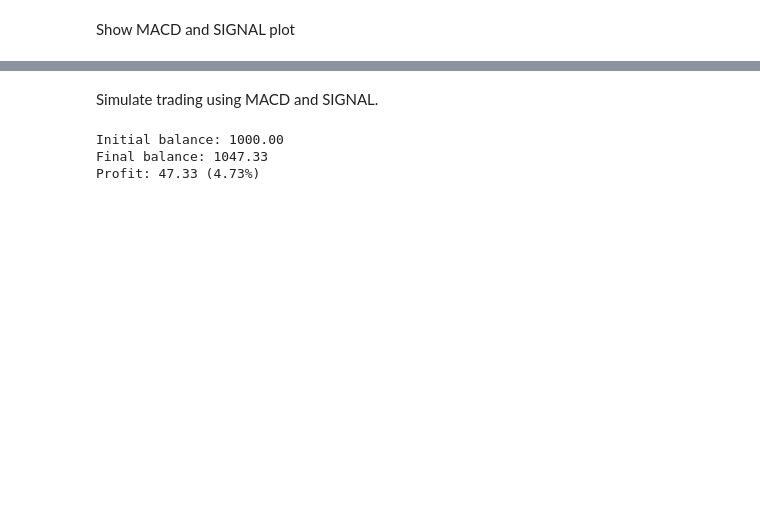
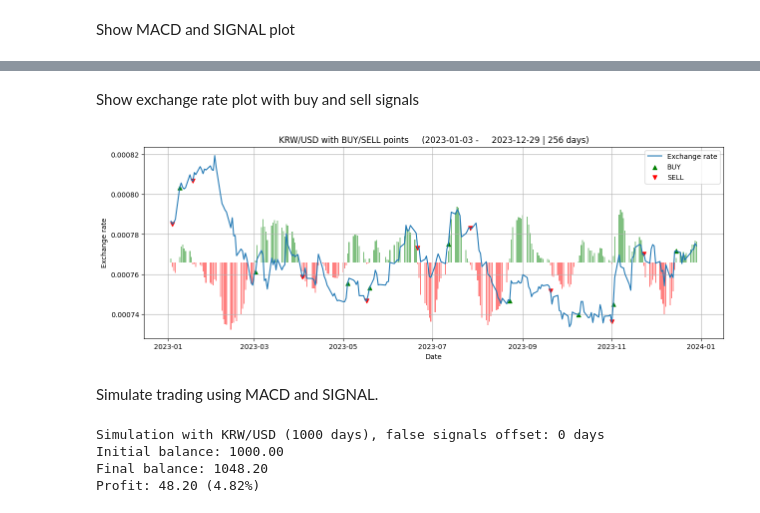
Before and after one commit to Nasus20202/metody-numeryczne, a Jupyter notebook: Project 1/Project1.ipynb, the cells around one changed output, grey strips where cells are left out. Saved outputs shown, nothing was run; the diff lists cells and outputs as text; code cells hidden in the pictures; blank space fills up the shorter version.

```diff
--- a/Project 1/Project1.ipynb
+++ b/Project 1/Project1.ipynb
@@ -148,3 +199,41 @@ plot_MACD_and_SIGNAL(tailed_data, title=f'MACD and SIGNAL for {title}     (last
+# %% [markdown]
+Show exchange rate plot with buy and sell signals
+# %%
+def plot_exchange_rate_with_buy_sell_points(data, title, filename=None, hist_scale=0.015):
+    buy_data = data[data['Action'] == 'BUY']
+    sell_data = data[data['Action'] == 'SELL']
+
+    positive_histogram = data[data['Histogram'] > 0]
+    negative_histogram = data[data['Histogram'] < 0]
+
+    average = data['Value'].mean()
+    hist_scale = average / data['Histogram'].abs().mean() * hist_scale
+
+    plt.figure(figsize=(15, 5))
+    plt.plot(data['Date'], data['Value'])
+    plt.scatter(buy_data['Date'], buy_data['Value'], color='green', marker='^')
+    plt.scatter(sell_data['Date'], sell_data['Value'], color='red', marker='v')
+
+    plt.bar(positive_histogram['Date'], positive_histogram['Histogram'] * hist_scale, color='green', alpha=0.5, bottom=average)
+    plt.bar(negative_histogram['Date'], negative_histogram['Histogram'] * hist_scale, color='red', alpha=0.5, bottom=average)
+
+    plt.title(title)
+    plt.xlabel('Date')
+    plt.ylabel('Exchange rate')
+    plt.legend(['Exchange rate', 'BUY', 'SELL'])
+    plt.grid()
+    if filename is not None:
+        plt.savefig(filename, bbox_inches='tight')
+    plt.show()
+
+plot_data = data.tail(plot_days_count).reset_index()
+first_date = plot_data['Date'][0]
+last_date = plot_data['Date'][len(plot_data)-1]
+plot_title = f'{currency_name} with BUY/SELL points     ({first_date.strftime(date_format)} - \
+    {last_date.strftime(date_format)} | {len(plot_data)} days)'
+plot_exchange_rate_with_buy_sell_points(plot_data, title=plot_title, filename=f'plots/{filename_prefix}_value_buy_sell.png')
+# %% [output]
+[figure, added]
 # %% [markdown]
 Simulate trading using MACD and SIGNAL.
 # %%
@@ -175,10 +264,16 @@ if alt_balance > 0:
     alt_balance = 0
 
 
-print(f'Initial balance: {initial_balance:.2f}')
-print(f'Final balance: {instrument_balance:.2f}')
-print(f'Profit: {instrument_balance - initial_balance:.2f} ({(instrument_balance - initial_balance) / initial_balance * 100:.2f}%)')
+output = f'''Simulation with {currency_name} ({len(tailed_data)} days), false signals offset: {false_signals_offset} days
+Initial balance: {initial_balance:.2f}
+Final balance: {instrument_balance:.2f}
+Profit: {instrument_balance - initial_balance:.2f} ({(instrument_balance - initial_balance) / initial_balance * 100:.2f}%)
+'''
+print(output)
+with open(f'results/{filename_prefix}_{false_signals_offset}_offset.txt', 'w') as file:
+    file.write(output)
 # %% [output]
+Simulation with KRW/USD (1000 days), false signals offset: 0 days
 Initial balance: 1000.00
-Final balance: 1047.33
-Profit: 47.33 (4.73%)
+Final balance: 1048.20
+Profit: 48.20 (4.82%)
```
Also changed, not shown: parts of 6 cells of this notebook, 48 other files.
